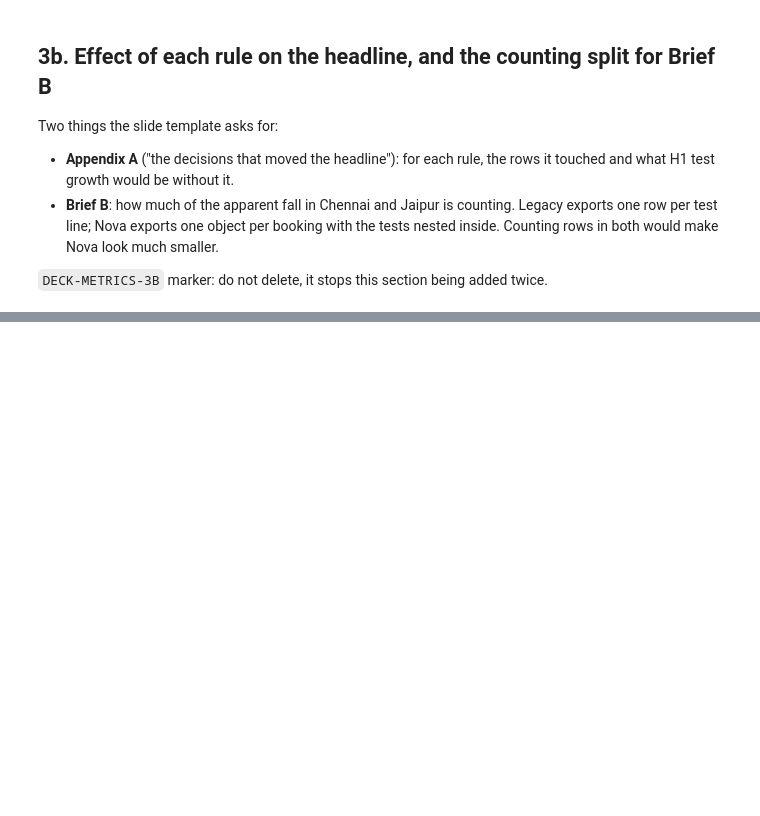
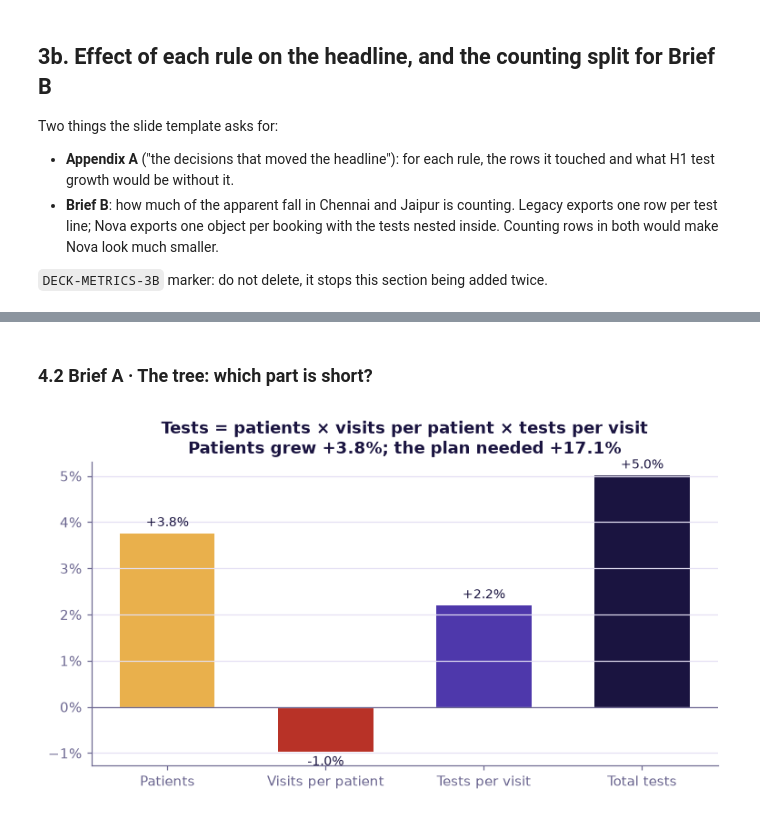
Before and after one commit to Nitishvarma50/kalpa-health-growth-analysis, a Jupyter notebook: Data_loading_and_eda.ipynb, the cells around one changed output, grey strips where cells are left out. Saved outputs shown, nothing was run; the diff lists cells and outputs as text; code cells hidden in the pictures; blank space fills up the shorter version.

```diff
--- a/Data_loading_and_eda.ipynb
+++ b/Data_loading_and_eda.ipynb
@@ -1178,0 +1234,16 @@ print("Updated deck_metrics.json")
+# %% [markdown]
+### 4.2 Brief A · The tree: which part is short?
+# %%
+g_ = deck["overall"]["g"]
+parts = {"Patients": g_["patients"], "Visits per patient": g_["vpp"], "Tests per visit": g_["tpv"], "Total tests": g_["tests"]}
+colors_ = [GOLD, RED if g_["vpp"] < 0 else PURPLE, PURPLE, INK]
+fig, ax = plt.subplots(figsize=(7, 4))
+bars = ax.bar(list(parts), list(parts.values()), color=colors_, width=0.6)
+label_bars(ax, bars, lambda v: f"{v:+.1%}")
+ax.axhline(0, color=MUTED, lw=0.8)
+ax.yaxis.set_major_formatter(pct)
+need = (p_["total_plan"] / p_["total25"]) / ((1 + g_["vpp"]) * (1 + g_["tpv"])) - 1
+ax.set_title(f"Tests = patients × visits per patient × tests per visit\nPatients grew {g_['patients']:+.1%}; the plan needed {need:+.1%}")
+plt.tight_layout(); plt.show()
+# %% [output]
+[figure, added]
```
Also changed, not shown: parts of 14 cells of this notebook.
